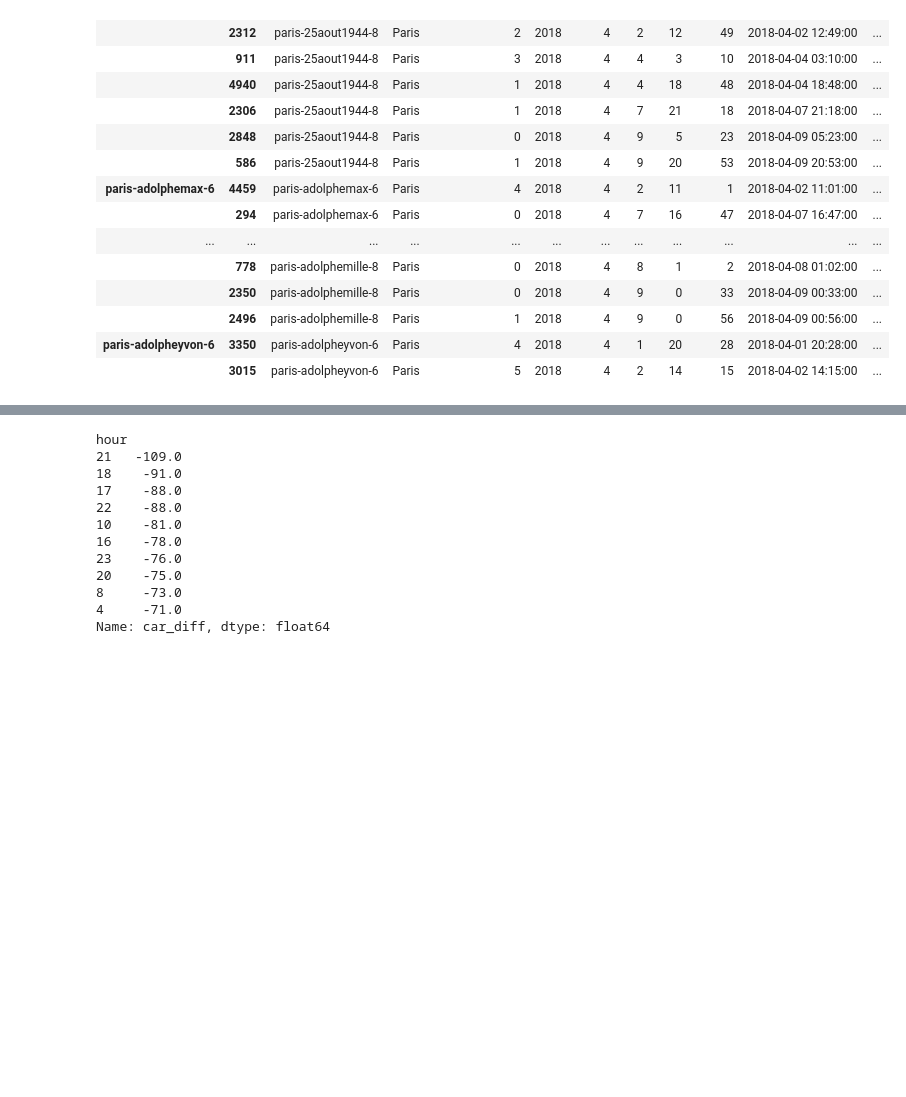
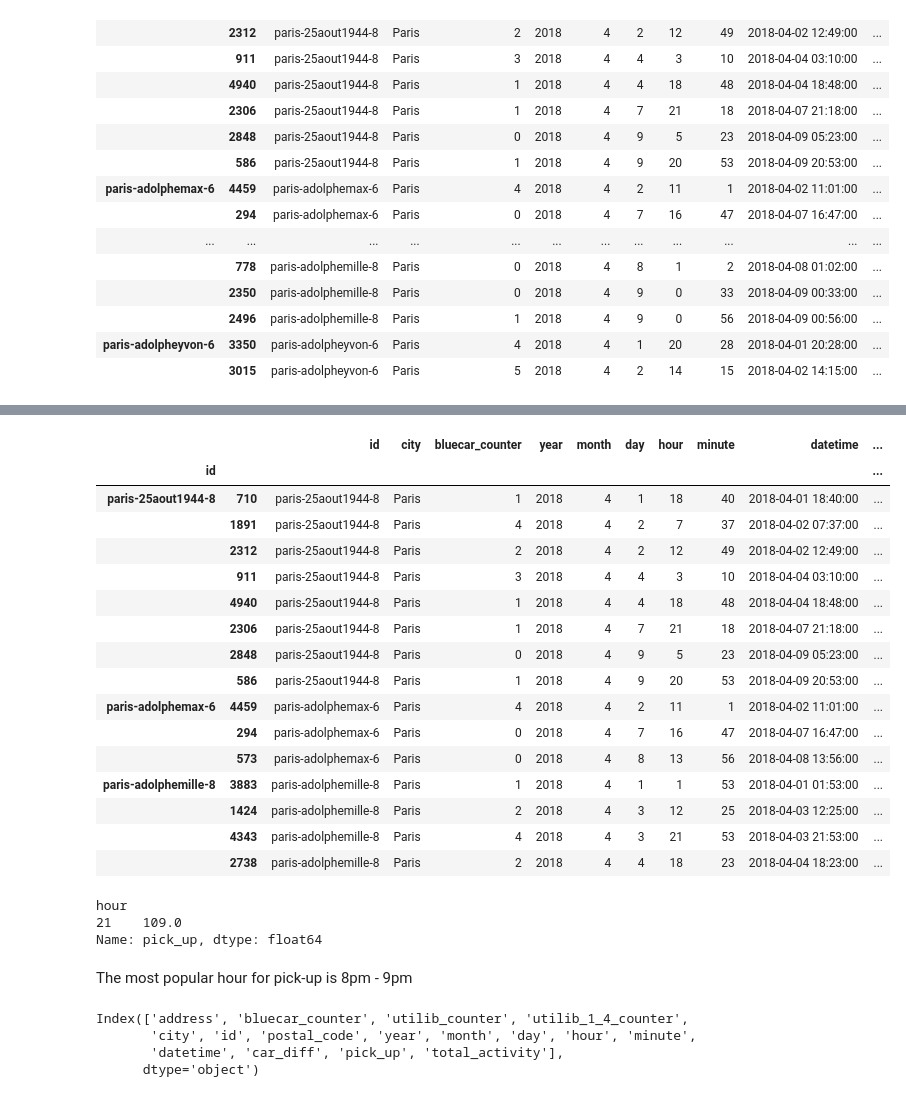
Before and after one commit to mmalinda/Autolib-EDA, a Jupyter notebook: Moringa_Data_Science_Prep_W4_Independent_Project_2019_11_Mutanu_Malinda_Python.ipynb, the cells around one changed output, grey strips where cells are left out. Saved outputs shown, nothing was run; the diff lists cells and outputs as text; code cells hidden in the pictures; blank space fills up the shorter version.

```diff
--- a/Moringa_Data_Science_Prep_W4_Independent_Project_2019_11_Mutanu_Malinda_Python.ipynb
+++ b/Moringa_Data_Science_Prep_W4_Independent_Project_2019_11_Mutanu_Malinda_Python.ipynb
@@ -495,16 +490,41 @@ KeyError: ignored
+# %%
+
+df_p['pick_up'] = df_p[df_p['car_diff'] < 0].car_diff.abs()
+# %%
+# Creating a new attribute for pick-ups only
+df_p['pick_up'] = df_p[df_p['car_diff'] < 0].car_diff.abs()
+df_p.head(15)
+# %% [output]
+|  |  | id | city | bluecar_counter | year | month | day | hour | minute | datetime | ... |
+| id |  |  |  |  |  |  |  |  |  |  | ... |
+| paris-25aout1944-8 | 710 | paris-25aout1944-8 | Paris | 1 | 2018 | 4 | 1 | 18 | 40 | 2018-04-01 18:40:00 | ... |
+|  | 1891 | paris-25aout1944-8 | Paris | 4 | 2018 | 4 | 2 | 7 | 37 | 2018-04-02 07:37:00 | ... |
+|  | 2312 | paris-25aout1944-8 | Paris | 2 | 2018 | 4 | 2 | 12 | 49 | 2018-04-02 12:49:00 | ... |
+|  | 911 | paris-25aout1944-8 | Paris | 3 | 2018 | 4 | 4 | 3 | 10 | 2018-04-04 03:10:00 | ... |
+|  | 4940 | paris-25aout1944-8 | Paris | 1 | 2018 | 4 | 4 | 18 | 48 | 2018-04-04 18:48:00 | ... |
+|  | 2306 | paris-25aout1944-8 | Paris | 1 | 2018 | 4 | 7 | 21 | 18 | 2018-04-07 21:18:00 | ... |
+|  | 2848 | paris-25aout1944-8 | Paris | 0 | 2018 | 4 | 9 | 5 | 23 | 2018-04-09 05:23:00 | ... |
+|  | 586 | paris-25aout1944-8 | Paris | 1 | 2018 | 4 | 9 | 20 | 53 | 2018-04-09 20:53:00 | ... |
+| paris-adolphemax-6 | 4459 | paris-adolphemax-6 | Paris | 4 | 2018 | 4 | 2 | 11 | 1 | 2018-04-02 11:01:00 | ... |
+|  | 294 | paris-adolphemax-6 | Paris | 0 | 2018 | 4 | 7 | 16 | 47 | 2018-04-07 16:47:00 | ... |
+|  | 573 | paris-adolphemax-6 | Paris | 0 | 2018 | 4 | 8 | 13 | 56 | 2018-04-08 13:56:00 | ... |
+| paris-adolphemille-8 | 3883 | paris-adolphemille-8 | Paris | 1 | 2018 | 4 | 1 | 1 | 53 | 2018-04-01 01:53:00 | ... |
+|  | 1424 | paris-adolphemille-8 | Paris | 2 | 2018 | 4 | 3 | 12 | 25 | 2018-04-03 12:25:00 | ... |
+|  | 4343 | paris-adolphemille-8 | Paris | 4 | 2018 | 4 | 3 | 21 | 53 | 2018-04-03 21:53:00 | ... |
+|  | 2738 | paris-adolphemille-8 | Paris | 2 | 2018 | 4 | 4 | 18 | 23 | 2018-04-04 18:23:00 | ... |
 # %%
-# The most popular hour for pick_up is 9pm
-print(df_p[df_p['car_diff'] < 0].groupby(['hour'])['car_diff'].sum().sort_values(ascending = True).head(10))
+# Showing the most popular hour for pick-up
+print(df_p.groupby(['hour'])['pick_up'].sum().sort_values(ascending = False)[:1])
 # %% [output]
 hour
-21   -109.0
-18    -91.0
-17    -88.0
-22    -88.0
-10    -81.0
-16    -78.0
-23    -76.0
-20    -75.0
-8     -73.0
-4     -71.0
-Name: car_diff, dtype: float64
+21    109.0
+Name: pick_up, dtype: float64
+# %% [markdown]
+The most popular hour for pick-up is 8pm - 9pm
+# %%
+a.columns
+# %% [output]
+Index(['address', 'bluecar_counter', 'utilib_counter', 'utilib_1_4_counter',
+       'city', 'id', 'postal_code', 'year', 'month', 'day', 'hour', 'minute',
+       'datetime', 'car_diff', 'pick_up', 'total_activity'],
+      dtype='object')
```
Also changed, not shown: parts of 13 cells of this notebook.
